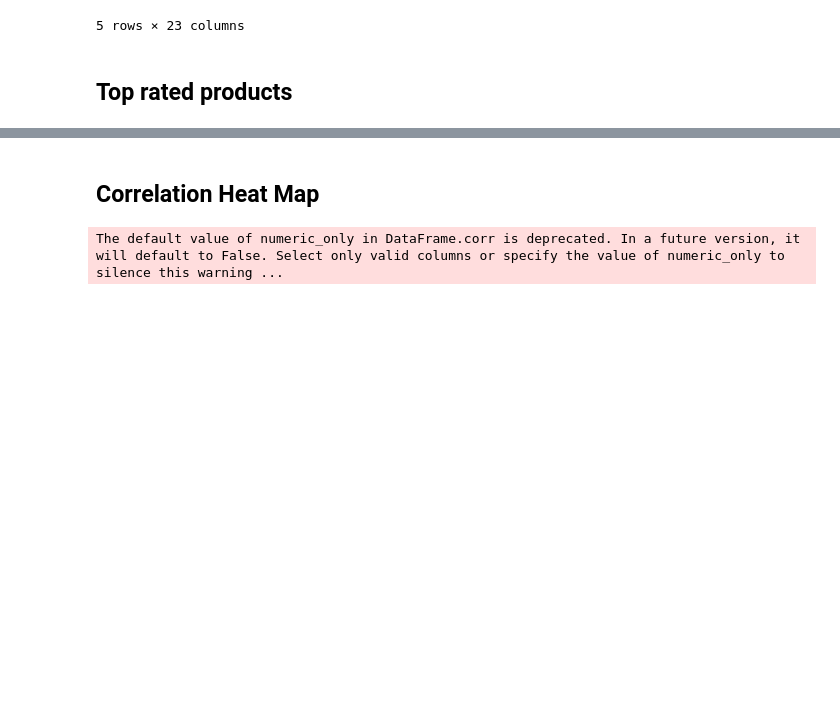
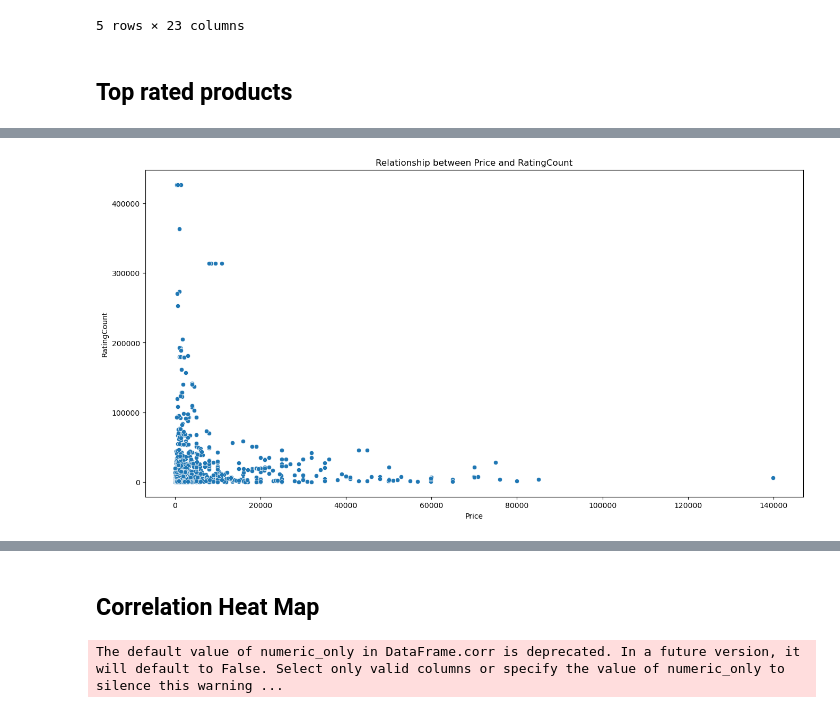
Before and after one commit to danielkimutai/Amazon--recommender-system, a Jupyter notebook: index.ipynb, the cells around one changed output, grey strips where cells are left out. Drawn from its saved outputs; the diff is of its cells as text; code cells hidden in the pictures; blank space fills up the shorter version.

```diff
--- a/index.ipynb
+++ b/index.ipynb
@@ -521,0 +557,4 @@ top_10(df1,"subcategory","Rating")
+# %%
+scatter(df1,"Price","RatingCount")
+# %% [output]
+[figure, added]
```
Also changed, not shown: parts of 19 cells of this notebook.
